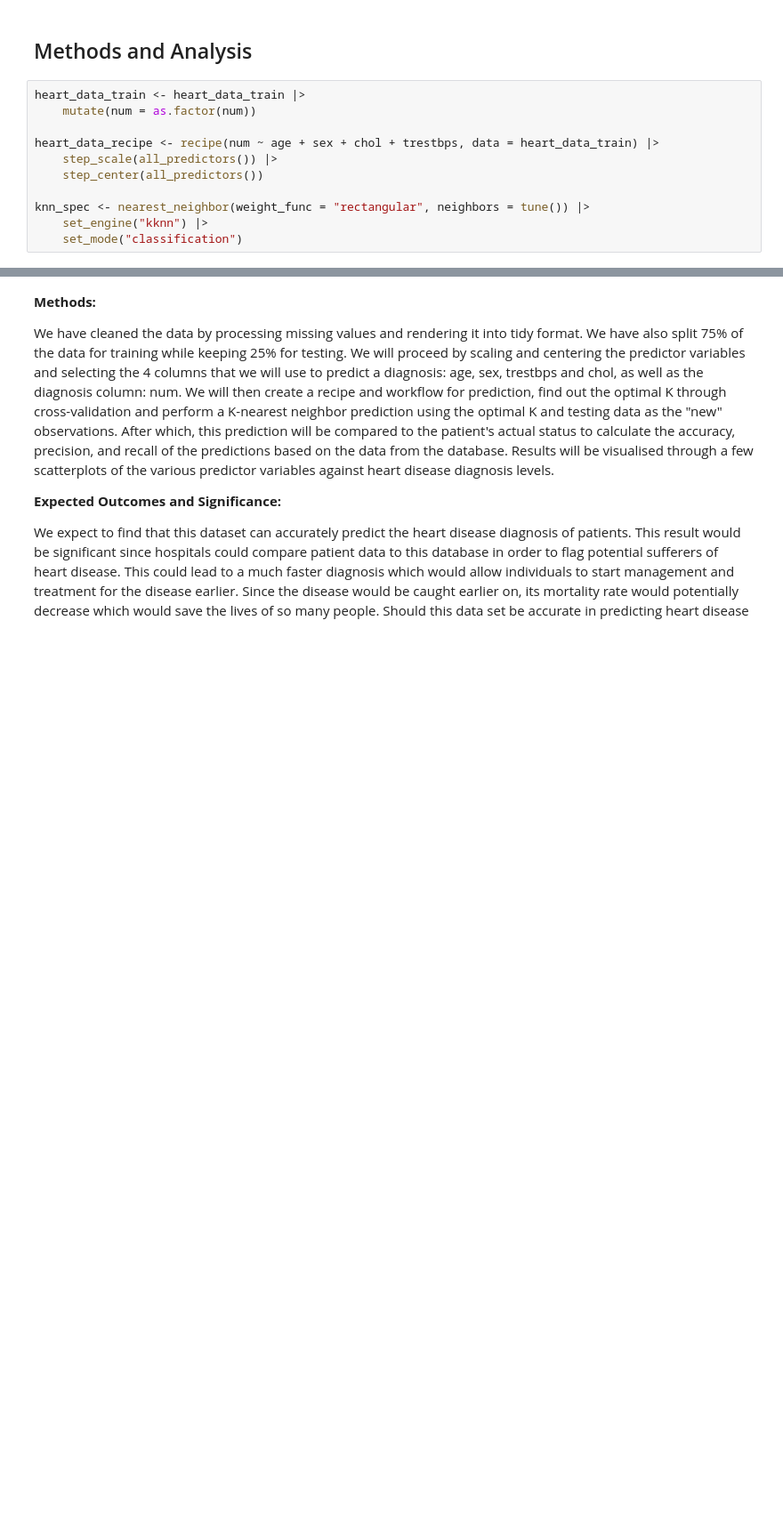
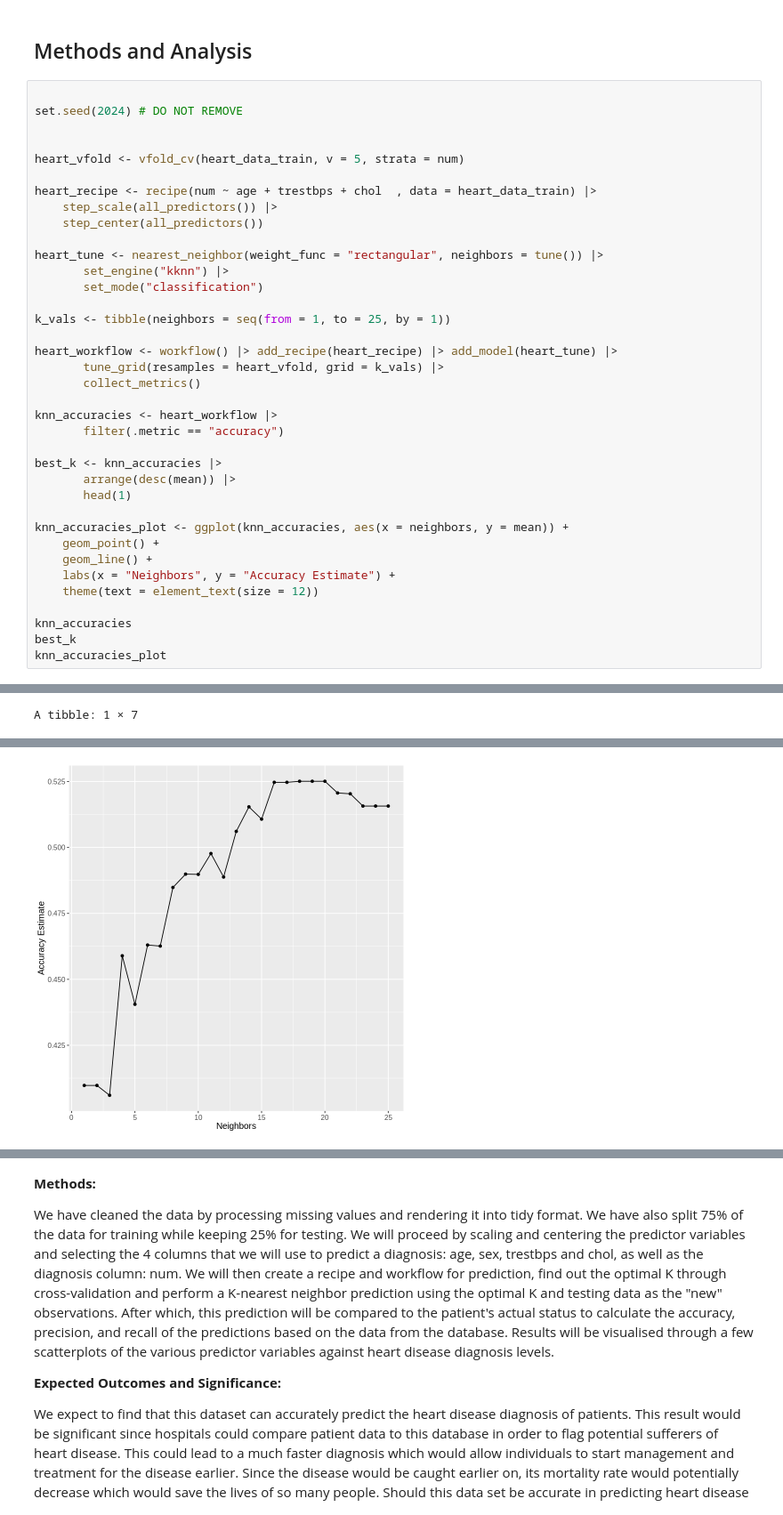
Before and after one commit to JJyang30/DSCI100-019-Group-Project, a Jupyter notebook: Final_Dsci_Project.ipynb, the cells around one changed output, grey strips where cells are left out. Shown at 89% size. Saved outputs shown, nothing was run; the diff lists cells and outputs as text; blank space fills up the shorter version.

Commit message:
Added KNN graph
added analysis and visualization

```diff
--- a/Final_Dsci_Project.ipynb
+++ b/Final_Dsci_Project.ipynb
@@ -72,13 +55,40 @@ A data.frame: 226 × 5
 # %% [markdown]
 ## Methods and Analysis
 # %%
-heart_data_train <- heart_data_train |>
-    mutate(num = as.factor(num))
 
-heart_data_recipe <- recipe(num ~ age + sex + chol + trestbps, data = heart_data_train) |>
+set.seed(2024) # DO NOT REMOVE
+
+
+heart_vfold <- vfold_cv(heart_data_train, v = 5, strata = num)
+
+heart_recipe <- recipe(num ~ age + trestbps + chol  , data = heart_data_train) |>
     step_scale(all_predictors()) |>
     step_center(all_predictors())
 
-knn_spec <- nearest_neighbor(weight_func = "rectangular", neighbors = tune()) |>
-    set_engine("kknn") |>
-    set_mode("classification")
+heart_tune <- nearest_neighbor(weight_func = "rectangular", neighbors = tune()) |>
+       set_engine("kknn") |>
+       set_mode("classification")
+
+k_vals <- tibble(neighbors = seq(from = 1, to = 25, by = 1))
+
+heart_workflow <- workflow() |> add_recipe(heart_recipe) |> add_model(heart_tune) |>
+       tune_grid(resamples = heart_vfold, grid = k_vals) |>
+       collect_metrics()
+
+knn_accuracies <- heart_workflow |>
+       filter(.metric == "accuracy")
+
+best_k <- knn_accuracies |>
+       arrange(desc(mean)) |>
+       head(1)
+
+knn_accuracies_plot <- ggplot(knn_accuracies, aes(x = neighbors, y = mean)) +
+    geom_point() +
+    geom_line() +
+    labs(x = "Neighbors", y = "Accuracy Estimate") +
+    theme(text = element_text(size = 12))
+
+knn_accuracies
+best_k
+knn_accuracies_plot
+# %% [output]
@@ -84,0 +105 @@ knn_spec <- nearest_neighbor(weight_func = "rectangular", neighbors = tune()) |>
+A tibble: 1 × 7
@@ -84,0 +109 @@ knn_spec <- nearest_neighbor(weight_func = "rectangular", neighbors = tune()) |>
+[figure, added]
```
Also changed, not shown: parts of 6 cells of this notebook.
